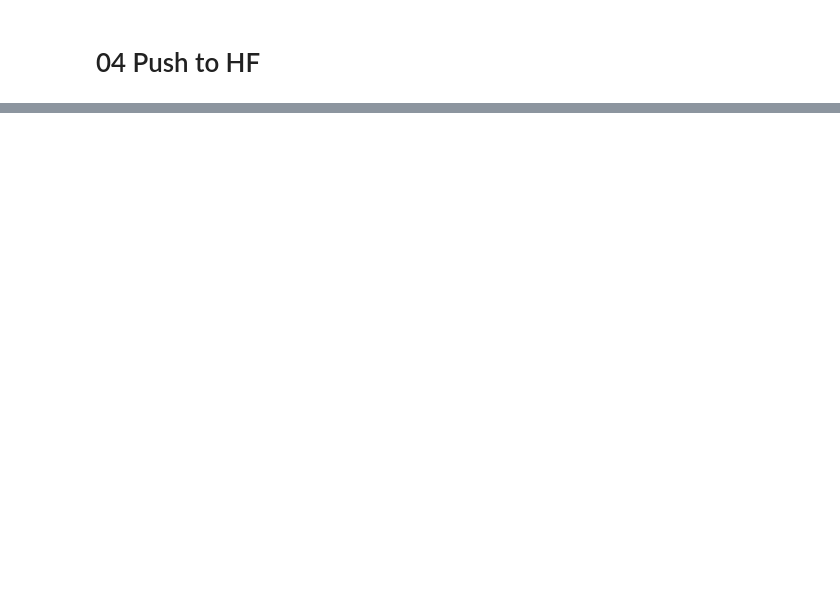
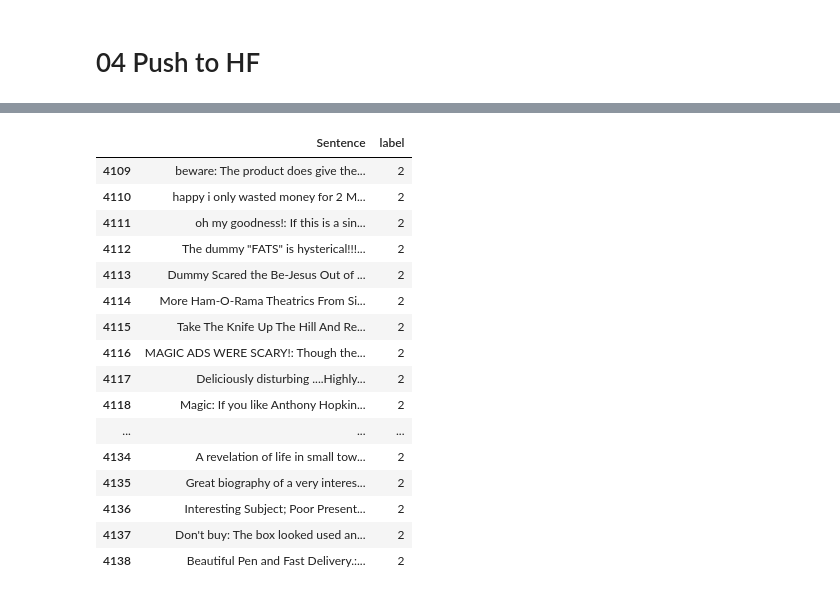
Before and after one commit to advapplab/esgBERT_hf, a Jupyter notebook: esgBERT_Finetuning_example.ipynb, the cells around one changed output, grey strips where cells are left out. Saved outputs shown, nothing was run; the diff lists cells and outputs as text; code cells hidden in the pictures; blank space fills up the shorter version.

```diff
--- a/esgBERT_Finetuning_example.ipynb
+++ b/esgBERT_Finetuning_example.ipynb
@@ -254,0 +244,20 @@ model.push_to_hub(model_output)
+# %%
+training_pd.tail(30)
+# %% [output]
+|  | Sentence | label |
+| 4109 | beware: The product does give the... | 2 |
+| 4110 | happy i only wasted money for 2 M... | 2 |
+| 4111 | oh my goodness!: If this is a sin... | 2 |
+| 4112 | The dummy "FATS" is hysterical!!!... | 2 |
+| 4113 | Dummy Scared the Be-Jesus Out of ... | 2 |
+| 4114 | More Ham-O-Rama Theatrics From Si... | 2 |
+| 4115 | Take The Knife Up The Hill And Re... | 2 |
+| 4116 | MAGIC ADS WERE SCARY!: Though the... | 2 |
+| 4117 | Deliciously disturbing ....Highly... | 2 |
+| 4118 | Magic: If you like Anthony Hopkin... | 2 |
+| ... | ... | ... |
+| 4134 | A revelation of life in small tow... | 2 |
+| 4135 | Great biography of a very interes... | 2 |
+| 4136 | Interesting Subject; Poor Present... | 2 |
+| 4137 | Don't buy: The box looked used an... | 2 |
+| 4138 | Beautiful Pen and Fast Delivery.:... | 2 |
```
Also changed, not shown: parts of 14 cells of this notebook.
